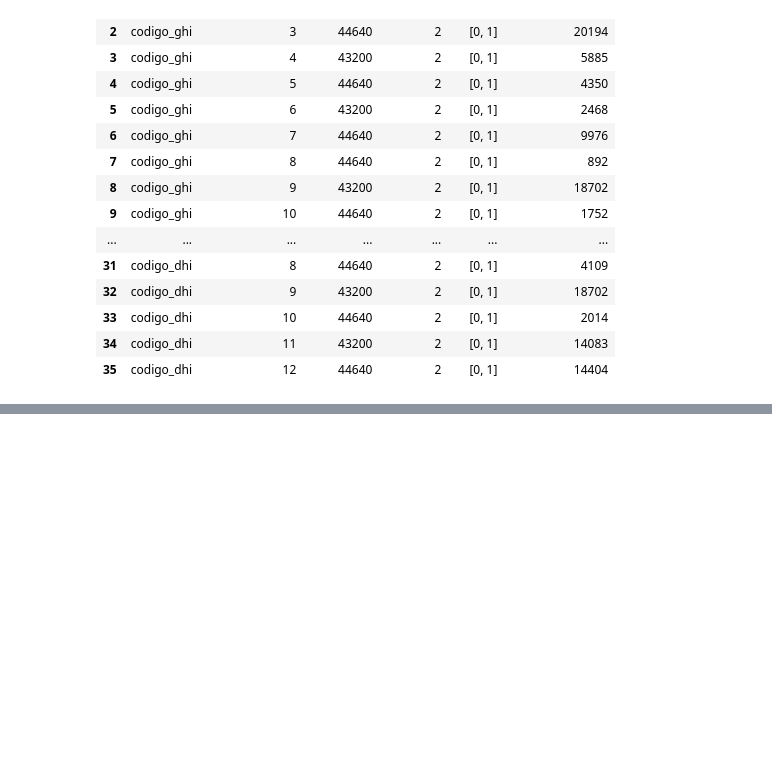
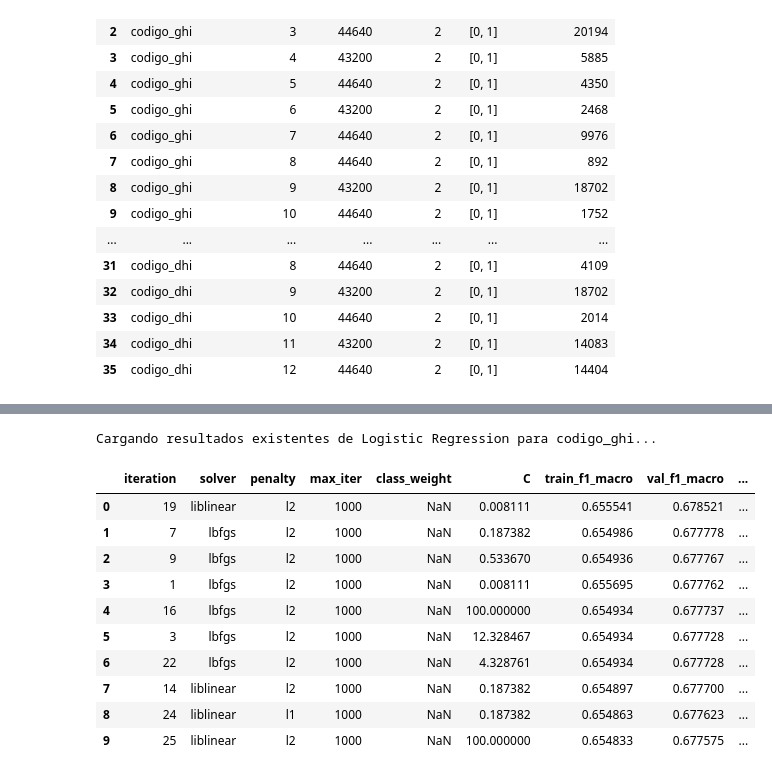
Before and after one commit to zacariasct4/TFM_IEBS, a Jupyter notebook: notebooks/15_model_selection_optimization.ipynb, the cells around one changed output, grey strips where cells are left out. Drawn from its saved outputs; the diff is of its cells as text; code cells hidden in the pictures; blank space fills up the shorter version.

Commit message:
Selection of final models with their hiperparameters and generation of the tables with the result of different sets of hyperparameters

```diff
--- a/notebooks/15_model_selection_optimization.ipynb
+++ b/notebooks/15_model_selection_optimization.ipynb
@@ -440,0 +1227,60 @@ class_presence_by_month
+# %%
+if (
+    LR_GHI_RESULTS_PATH.exists()
+    and not FORCE_RETRAIN_LR
+):
+
+    print(
+        "Cargando resultados existentes "
+        "de Logistic Regression "
+        "para codigo_ghi..."
+    )
+
+    lr_ghi_results = pd.read_parquet(
+        LR_GHI_RESULTS_PATH
+    )
+
+else:
+
+    print(
+        "Ejecutando optimización de "
+        "Logistic Regression "
+        "para codigo_ghi..."
+    )
+
+    lr_ghi_results = (
+        optimize_logistic_regression(
+            data=optimization_data[
+                lr_ghi_id
+            ],
+            param_space=lr_param_space,
+            n_iter=30,
+            random_state=RANDOM_STATE
+        )
+    )
+
+    lr_ghi_results.to_parquet(
+        LR_GHI_RESULTS_PATH,
+        index=False
+    )
+
+    print(
+        f"Resultados guardados en: "
+        f"{LR_GHI_RESULTS_PATH}"
+    )
+# %% [output]
+Cargando resultados existentes de Logistic Regression para codigo_ghi...
+# %%
+lr_ghi_results.head(10)
+# %% [output]
+|  | iteration | solver | penalty | max_iter | class_weight | C | train_f1_macro | val_f1_macro | ... |
+| 0 | 19 | liblinear | l2 | 1000 | NaN | 0.008111 | 0.655541 | 0.678521 | ... |
+| 1 | 7 | lbfgs | l2 | 1000 | NaN | 0.187382 | 0.654986 | 0.677778 | ... |
+| 2 | 9 | lbfgs | l2 | 1000 | NaN | 0.533670 | 0.654936 | 0.677767 | ... |
+| 3 | 1 | lbfgs | l2 | 1000 | NaN | 0.008111 | 0.655695 | 0.677762 | ... |
+| 4 | 16 | lbfgs | l2 | 1000 | NaN | 100.000000 | 0.654934 | 0.677737 | ... |
+| 5 | 3 | lbfgs | l2 | 1000 | NaN | 12.328467 | 0.654934 | 0.677728 | ... |
+| 6 | 22 | lbfgs | l2 | 1000 | NaN | 4.328761 | 0.654934 | 0.677728 | ... |
+| 7 | 14 | liblinear | l2 | 1000 | NaN | 0.187382 | 0.654897 | 0.677700 | ... |
+| 8 | 24 | liblinear | l1 | 1000 | NaN | 0.187382 | 0.654863 | 0.677623 | ... |
+| 9 | 25 | liblinear | l2 | 1000 | NaN | 100.000000 | 0.654833 | 0.677575 | ... |
```
Also changed, not shown: parts of 39 cells of this notebook, 8 other files.
